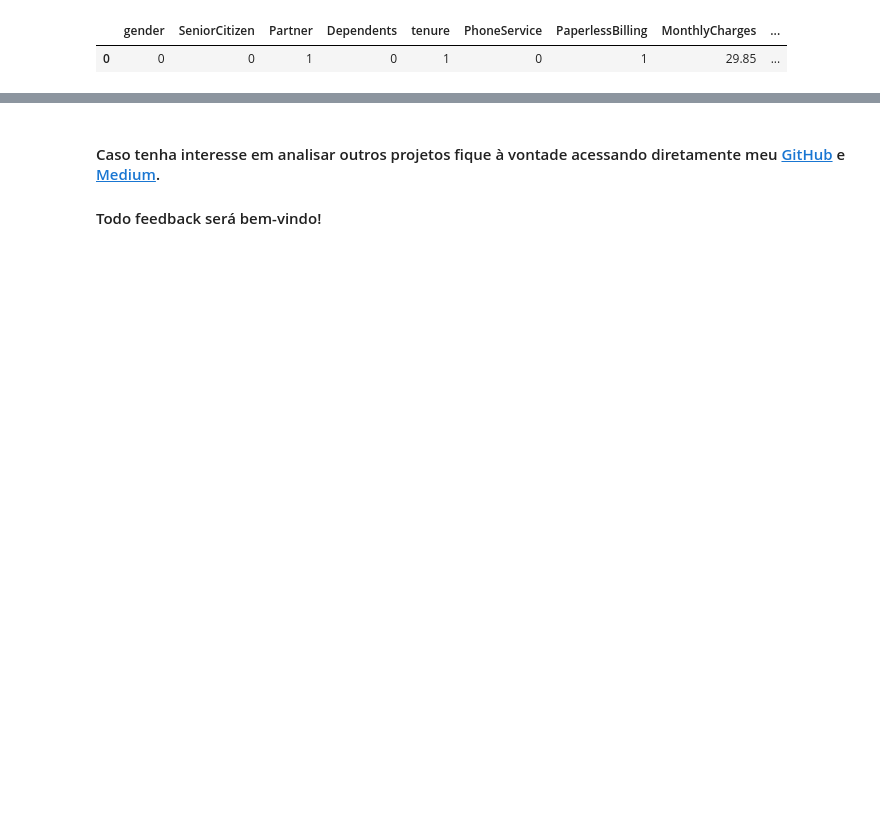
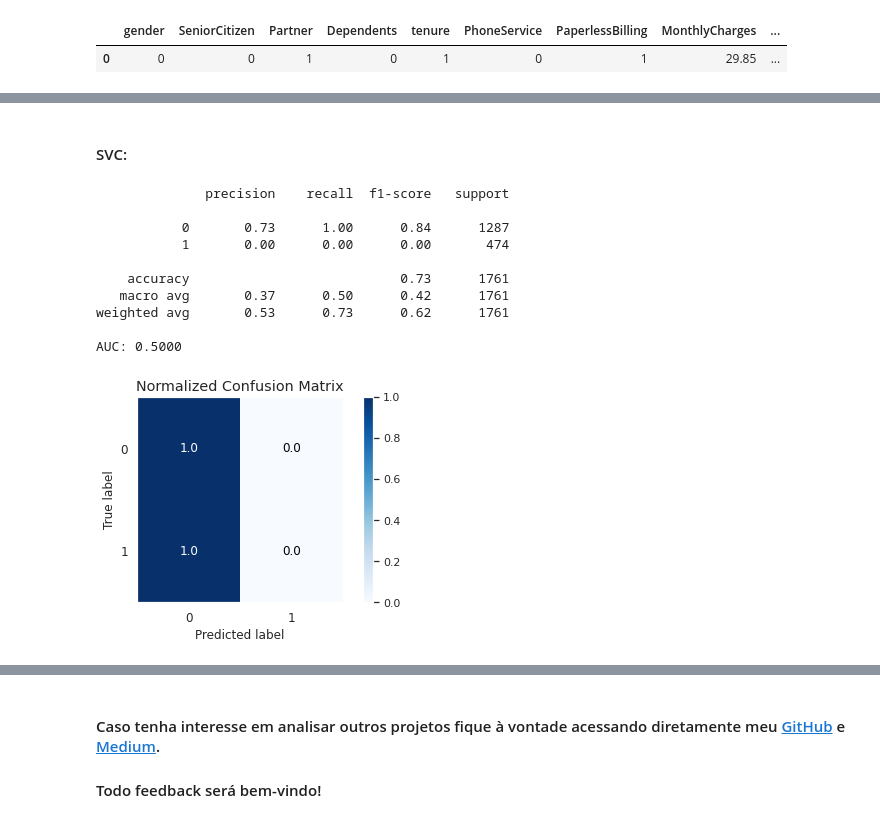
Before and after one commit to wallacecarlis/data_science, a Jupyter notebook: Projeto_5_Churn_Prediction_(Telecom).ipynb, the cells around one changed output, grey strips where cells are left out. Drawn from its saved outputs; the diff is of its cells as text; code cells hidden in the pictures; blank space fills up the shorter version.

```diff
--- a/Projeto_5_Churn_Prediction_(Telecom).ipynb
+++ b/Projeto_5_Churn_Prediction_(Telecom).ipynb
@@ -651,0 +545,10 @@ AUC: 0.7487
+# %%
+# 1 - Criando um objeto para o algoritmo "SVC":
+modelo_svc = SVC()
+
+# 2 - Validação cruzada
+score_svc = cross_val_score(modelo_svc, X_train_rus, y_train_rus, cv=10, scoring="recall")
+
+# 3 - Métrica de avaliação da validação cruzada para SVC: recall.
+print("Scores: ", score_svc)
+print("\nRecall - SVC: {:.4f} (+/- {:.2f})".format(score_svc.mean(), score_svc.std()))
@@ -651,0 +579,10 @@ AUC: 0.7487
+# %%
+# 1 - Criando um objeto para o algoritmo "Random Forest":
+modelo_rf = RandomForestClassifier()
+
+# 2 - Validação cruzada:
+score_rf = cross_val_score(modelo_rf, X_train_rus, y_train_rus, cv=10, scoring="recall")
+
+# 3 - Métrica de avaliação da validação cruzada para Random Forest: recall.
+print("Scores: ", score_rf)
+print("\nRecall - Random Forest: {:.4f} (+/- {:.2f})".format(score_rf.mean(), score_rf.std()))
@@ -709,0 +742,31 @@ AUC: 0.7058
+# %% [markdown]
+#### SVC:
+# %%
+# Avaliação do modelo "SVC":
+modelo_svc.fit(X_train_rus, y_train_rus)
+
+# Realizando a previsão:
+X_test = scaler.transform(X_test)
+y_pred_svc = modelo_svc.predict(X_test)
+
+# Imprimindo o "Classification Report":
+print(classification_report(y_test, y_pred_svc))
+
+# Imprimindo a área sob a curva:
+print("AUC: {:.4f}\n".format(roc_auc_score(y_test, y_pred_svc)))
+
+# Plotando a matriz de confusão:
+plot_confusion_matrix(y_test, y_pred_svc, normalize=True)
+plt.tight_layout()
+# %% [output]
+              precision    recall  f1-score   support
+
+           0       0.73      1.00      0.84      1287
+           1       0.00      0.00      0.00       474
+
+    accuracy                           0.73      1761
+   macro avg       0.37      0.50      0.42      1761
+weighted avg       0.53      0.73      0.62      1761
+
+AUC: 0.5000
+[figure, added]
```
Also changed, not shown: parts of 60 cells of this notebook.
